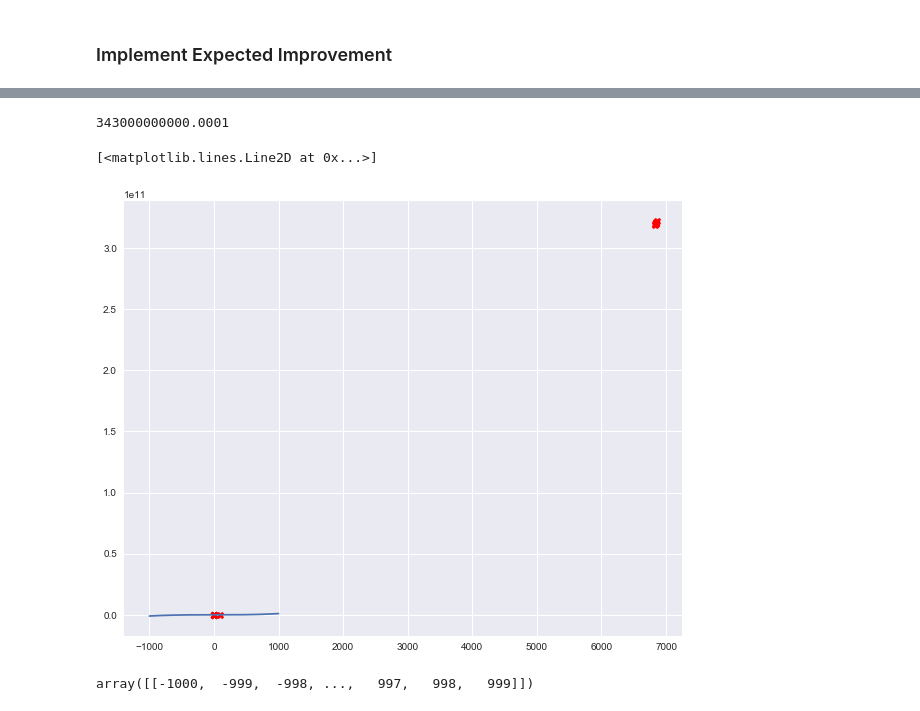
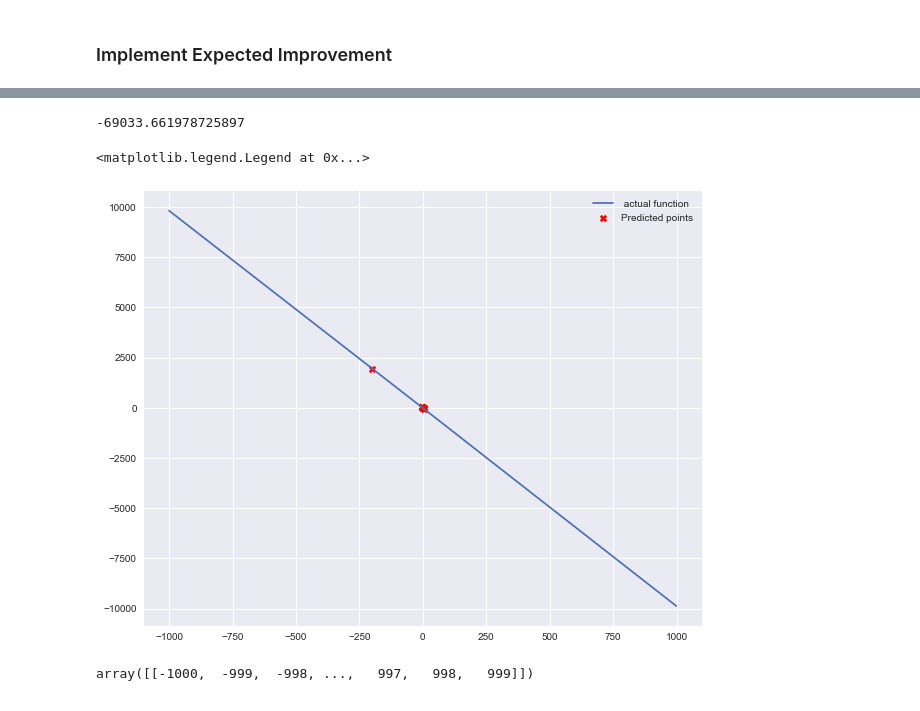
Before and after one commit to jonhilgart22/advanced_stats, a Jupyter notebook: final_project/Experimenting with GPs.ipynb, the cells around one changed output, grey strips where cells are left out. Drawn from its saved outputs; the diff is of its cells as text; code cells hidden in the pictures.

Commit message:
working on expected improvement over a range

```diff
--- a/final_project/Experimenting with GPs.ipynb
+++ b/final_project/Experimenting with GPs.ipynb
@@ -471,8 +471,8 @@ def squarred_exponential_kernel_w_noise( max_covar, x1, x2, l=1, train=False, va
         mat = numpy.diag(arr)
         return max_covar*np.exp( -(x1-x2.T)**2 / 2*l**2 )  + var_y*mat # add noise for the observations
 # %%
-train_x = np.array(range(-1000,1000)).reshape(1,-1)
-train_y_func = lambda x: x/(x**2+1)+x**3
+train_x = np.array(range(-10,10)).reshape(-1,1)
+train_y_func = lambda x: -10*x**2
 train_y_numbers = np.array([train_y_func(_) for _ in train_x]).reshape(-1,1)
 y_var = np.var(train_y_numbers)
 max_covariance = y_var
@@ -589,6 +564,6 @@ def expected_improvement(mean_x, sigma_squarred_x, y_val_for_best_hyperparameter
 # %%
 def sample_from_function( y_function,
-                        train_x, train_y_numbers, start_point = 20, n = 20):
+                        train_x, train_y_numbers, start_point = -200, n = 20):
     """Sample N times from the unknown function and for each time find the
     point that will have the highest expected improvement (find the maxima of the function).
     Return the list of point (x,y) sampled from the function"""
@@ -603,14 +578,21 @@ def sample_from_function( y_function,
     for i in range(n):
         print(i, ' iteration')
         if i == 0:
+            s_p = np.array([i for i in range(-50,10)]).reshape(-1,1)
             # find the next x-point to sample
-            mu, var = test_gaussian_process(np.array(start_point), train_x, train_y_numbers )
-            var = abs(var) # make sure var is positive
-            sigma = np.sqrt(var)
-            point_normal_distribution = stats.norm(mu,sigma)
-            next_x = expected_improvement(mu, var, best_y  ,point_normal_distribution)
-            print(next_x,'next x first')
+            mus, vars_,full_cov = test_gaussian_process(np.array(s_p), train_x, train_y_numbers,return_cov=True )
+            sigmas = np.sqrt(vars_)
+            print(sigmas, 'sigmas')
+            print(mus, 'mus')
+            print(full_cov.shape, ' full cov')
 
+            point_multinormal_distribution = stats.multivariate_normal(mus,full_cov, allow_singular=True)
+
+            expected_improvements = expected_improvement(mus,
+                                                    vars_, best_y  ,point_multinormal_distribution)
+
+            print(expected_improvements,'next x first')
+            break
 
             # see if corresponding y is better than current y
             if y_function(next_x) > best_y:
@@ -625,8 +607,14 @@ def sample_from_function( y_function,
 
         else:
              # generate a new  normal distribution based upon the sampled x
-            mu, sigma_squarred = test_gaussian_process(next_x, train_x, train_y_numbers) # test this new point
-            sigma_squarred  = abs(sigma_squarred ) # make sure var is positive
+
+            # generate a new  normal distribution based upon the sampled x
+            mu, sigma_squarred = test_gaussian_process(np.array(x_sampled_points).reshape(-1,1),
+                                                       train_x, train_y_numbers) # test this new point
+            mu, sigma_squarred = mu[-1:], sigma_squarred[-1:] # take last value
+            # take the last mu and sigma_squarred for the next distribution
+
+            sigma_squarred  = sigma_squarred
             sigma_ = np.sqrt(np.sqrt(sigma_squarred))
             new_dist = stats.norm(mu,sigma_)
 
@@ -643,12 +631,7 @@ def sample_from_function( y_function,
             x_sampled_points.append(next_x)
             y_sampled_points.append(best_y)
 
-            # generate a new  normal distribution based upon the sampled x
-            mu, sigma_squarred = test_gaussian_process(np.array(x_sampled_points).reshape(1,-1),
-                                                       train_x, train_y_numbers) # test this new point
-            mu, sigma_squarred = mu[-1:], sigma_squarred[-1:] # take last value
-            # take the last mu and sigma_squarred for the next distribution
-            new_dist = stats.norm(mu,np.sqrt(sigma_squarred))
+
 
     return x_sampled_points, y_sampled_points
 # %%
@@ -708,14 +690,15 @@ y
 # %%
 train_y_func(7000)
 # %% [output]
-343000000000.0001
+-69033.661978725897
 # %%
 plt.figure(figsize=(10,8))
 plt.scatter(x,y, color='red',marker='X',label='Predicted points')
-plt.plot(train_x.ravel(),train_y, label=' actual function ')
+plt.plot(train_x.ravel(),train_y_numbers, label=' actual function ')
+plt.legend()
 # %% [output]
-[<matplotlib.lines.Line2D at 0x...>]
+<matplotlib.legend.Legend at 0x...>
-[figure, old version]
+[figure, new version]
 # %%
 train_x
 # %% [output]
```
Also changed, not shown: parts of 18 cells of this notebook.
